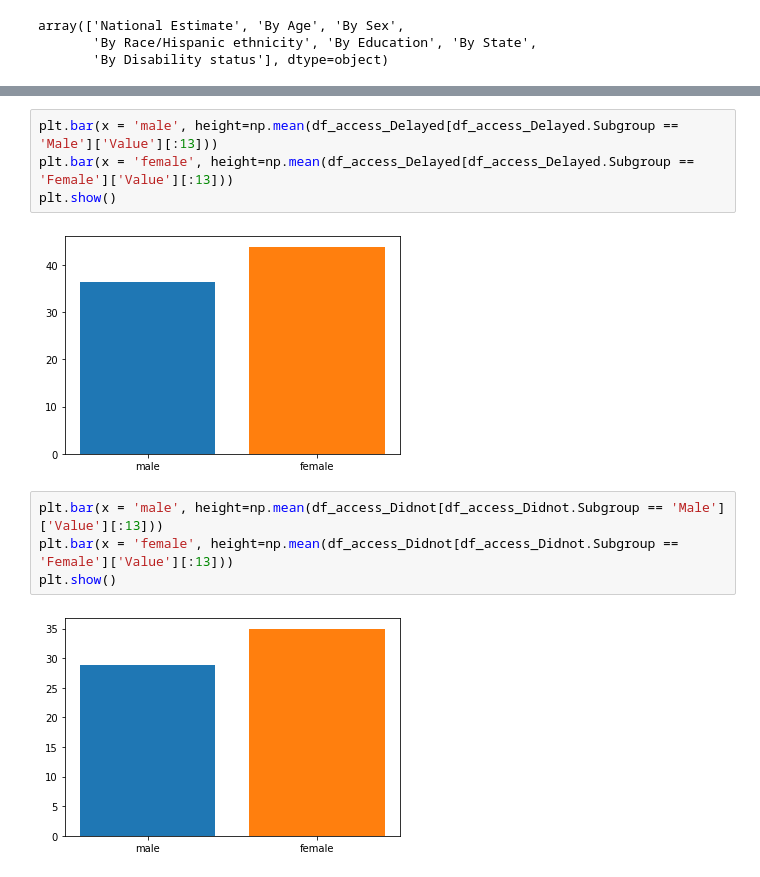
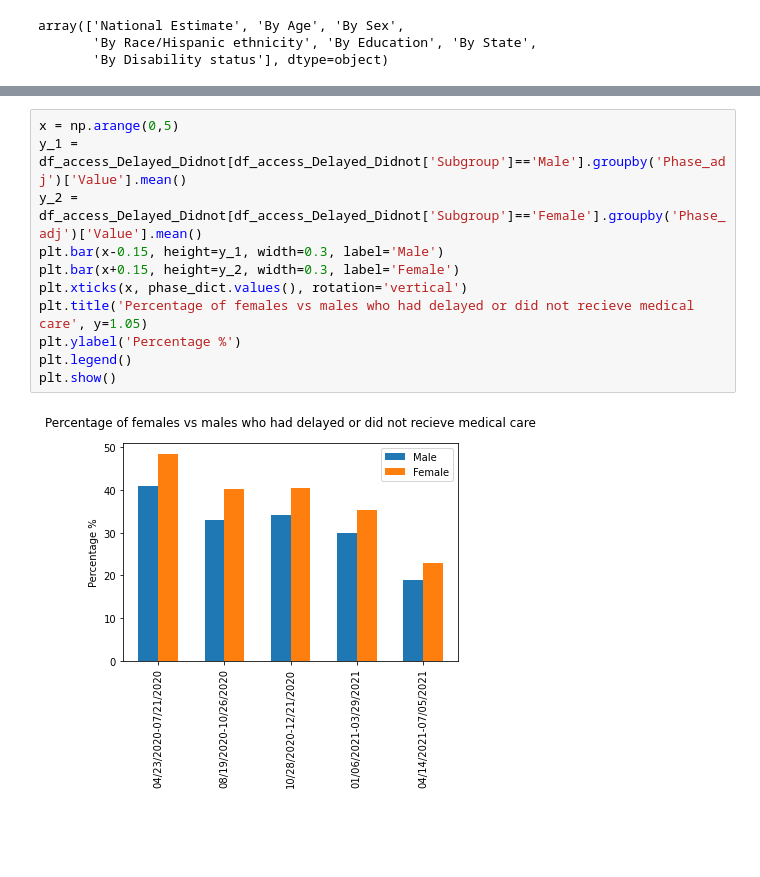
Before and after one commit to ahwali/gradproject, a Jupyter notebook: graduate project/COVID_dataset.ipynb, the cells around one changed output, grey strips where cells are left out. Drawn from its saved outputs; the diff is of its cells as text; blank space fills up the shorter version.

```diff
--- a/graduate project/COVID_dataset.ipynb
+++ b/graduate project/COVID_dataset.ipynb
@@ -165,12 +213,13 @@ Oregon
-# %%
-plt.bar(x = 'male', height=np.mean(df_access_Delayed[df_access_Delayed.Subgroup == 'Male']['Value'][:13]))
-plt.bar(x = 'female', height=np.mean(df_access_Delayed[df_access_Delayed.Subgroup == 'Female']['Value'][:13]))
-plt.show()
-# %% [output]
-[figure, removed]
-# %%
-plt.bar(x = 'male', height=np.mean(df_access_Didnot[df_access_Didnot.Subgroup == 'Male']['Value'][:13]))
-plt.bar(x = 'female', height=np.mean(df_access_Didnot[df_access_Didnot.Subgroup == 'Female']['Value'][:13]))
-plt.show()
-# %% [output]
-[figure, removed]
+# %%
+x = np.arange(0,5)
+y_1 = df_access_Delayed_Didnot[df_access_Delayed_Didnot['Subgroup']=='Male'].groupby('Phase_adj')['Value'].mean()
+y_2 = df_access_Delayed_Didnot[df_access_Delayed_Didnot['Subgroup']=='Female'].groupby('Phase_adj')['Value'].mean()
+plt.bar(x-0.15, height=y_1, width=0.3, label='Male')
+plt.bar(x+0.15, height=y_2, width=0.3, label='Female')
+plt.xticks(x, phase_dict.values(), rotation='vertical')
+plt.title('Percentage of females vs males who had delayed or did not recieve medical care', y=1.05)
+plt.ylabel('Percentage %')
+plt.legend()
+plt.show()
+# %% [output]
+[figure, added]
```
Also changed, not shown: parts of 13 cells of this notebook.
